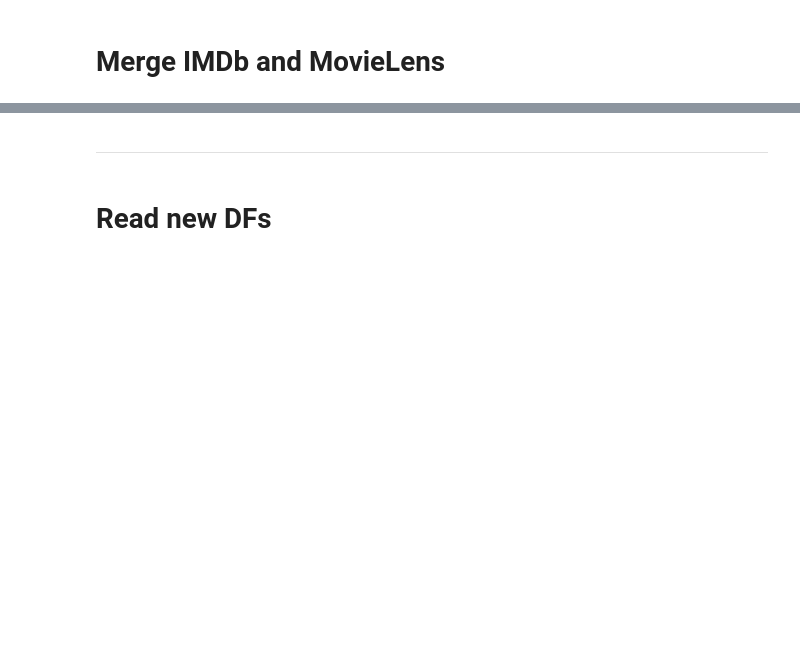
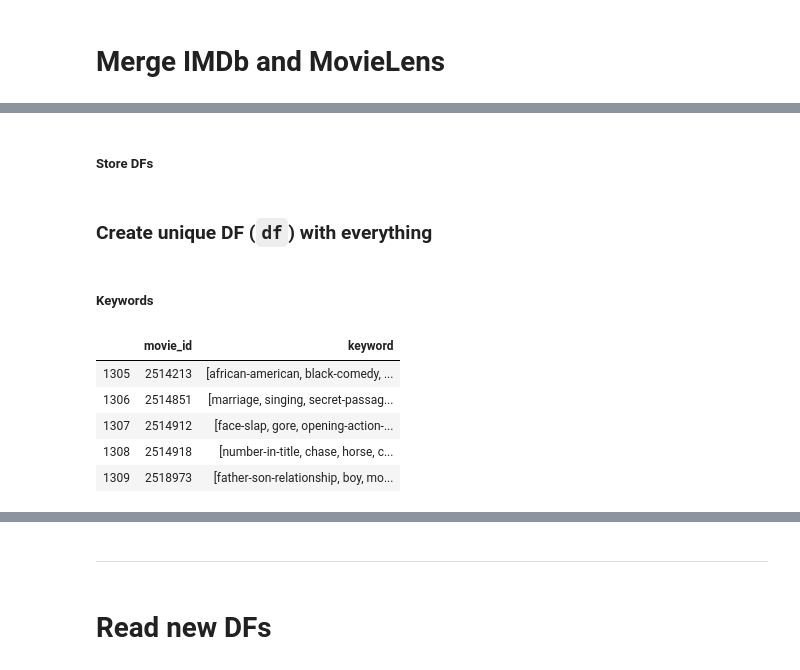
Before and after one commit to Movinder/movielens-imdb-exploration, a Jupyter notebook: data_analysis.ipynb, the cells around one changed output, grey strips where cells are left out. Cells and saved outputs as stored; diff of their text form; code cells hidden in the pictures; blank space fills up the shorter version.

```diff
--- a/data_analysis.ipynb
+++ b/data_analysis.ipynb
@@ -293,7 +293,7 @@ columns_movies = ["movie_id", "title", "imdb_idx",
                   "movie_kind", "release", "imdb_id", "phonetic", "episode_id",
                   "season", "episode", "series_years", "md5"]
 
-df_IMDb_movies = pd.read_csv('data/title.csv', delimiter=',', names=columns_movies, encoding = "ISO-8859-1", low_memory=False)
+df_IMDb_movies = pd.read_csv('data/original/title.csv', delimiter=',', names=columns_movies, encoding = "ISO-8859-1", low_memory=False)
 df_IMDb_movies = df_IMDb_movies.drop(columns=["imdb_idx", "imdb_id", "phonetic", "md5", "episode_id", "episode", "movie_kind", "season", "series_years"])
 df_IMDb_movies = df_IMDb_movies.dropna(subset=['release'])
 df_IMDb_movies["release"] = df_IMDb_movies["release"].apply(lambda x : str(int(x)).split("-")[-1])
@@ -332,11 +327,11 @@ dtype: object
 # %%
 column_movie_keyword = ["mkid", "movie_id", "keyword_id"]
 
-df_movie_keyword = pd.read_csv('data/movie_keyword.csv', delimiter=',', names=column_movie_keyword, encoding = "ISO-8859-1")
-print(df_movie_keyword.dtypes)
-print(df_movie_keyword.shape)
-df_movie_keyword = df_movie_keyword.drop(columns=["mkid"])
-df_movie_keyword.head()
+df_movie_keywords = pd.read_csv('data/original/movie_keyword.csv', delimiter=',', names=column_movie_keyword, encoding = "ISO-8859-1")
+print(df_movie_keywords.dtypes)
+print(df_movie_keywords.shape)
+df_movie_keywords = df_movie_keywords.drop(columns=["mkid"])
+df_movie_keywords.head()
 # %% [output]
 mkid          int64
 movie_id      int64
@@ -399,11 +394,11 @@ dtype: object
 # %%
 column_keyword = ["keyword_id", "keyword", "phonetic"]
 
-df_keyword = pd.read_csv('data/keyword.csv', delimiter=',', names=column_keyword, encoding = "ISO-8859-1")
-print(df_keyword.dtypes)
-print(df_keyword.shape)
-df_keyword = df_keyword.drop(columns=["phonetic"])
-df_keyword.head()
+df_keywords = pd.read_csv('data/original/keyword.csv', delimiter=',', names=column_keyword, encoding = "ISO-8859-1")
+print(df_keywords.dtypes)
+print(df_keywords.shape)
+df_keywords = df_keywords.drop(columns=["phonetic"])
+df_keywords.head()
 # %% [output]
 keyword_id     int64
 keyword       object
@@ -667,0 +457,2 @@ df_users.to_csv("data/users.csv", sep=',')
+# %% [markdown]
+##### Store DFs
@@ -667,0 +465,17 @@ df_users.to_csv("data/users.csv", sep=',')
+# %% [markdown]
+### Create unique DF (`df`) with everything
+# %% [markdown]
+##### Keywords
+# %%
+df_movie_keyword = pd.merge(df_movie_keywords[df_movie_keywords.movie_id.isin(movie_ids)],
+                            df_keywords,
+                            on="keyword_id")
+df_movie_keyword = df_movie_keyword.groupby("movie_id")["keyword"].apply(list).reset_index()
+df_movie_keyword.tail()
+# %% [output]
+|  | movie_id | keyword |
+| 1305 | 2514213 | [african-american, black-comedy, ... |
+| 1306 | 2514851 | [marriage, singing, secret-passag... |
+| 1307 | 2514912 | [face-slap, gore, opening-action-... |
+| 1308 | 2514918 | [number-in-title, chase, horse, c... |
+| 1309 | 2518973 | [father-son-relationship, boy, mo... |
```
Also changed, not shown: parts of 54 cells of this notebook.
